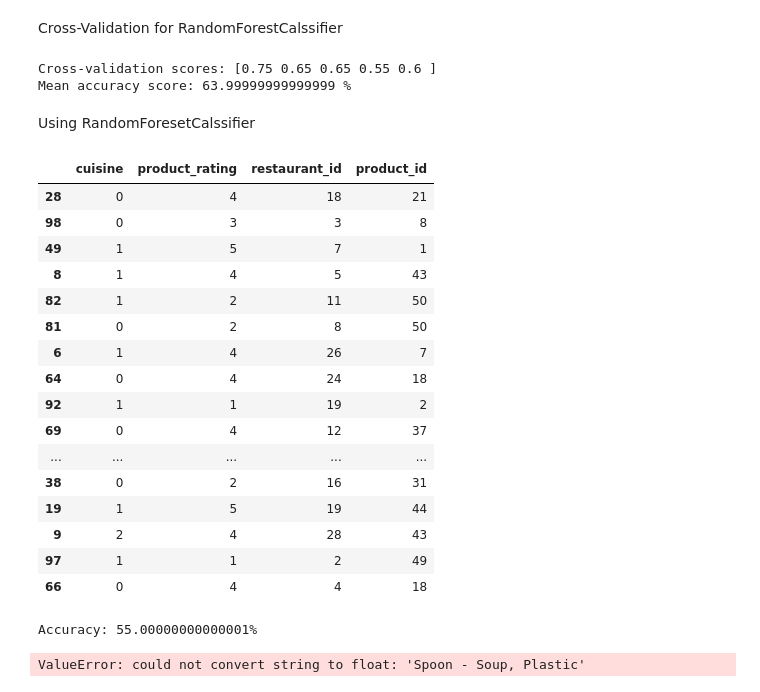
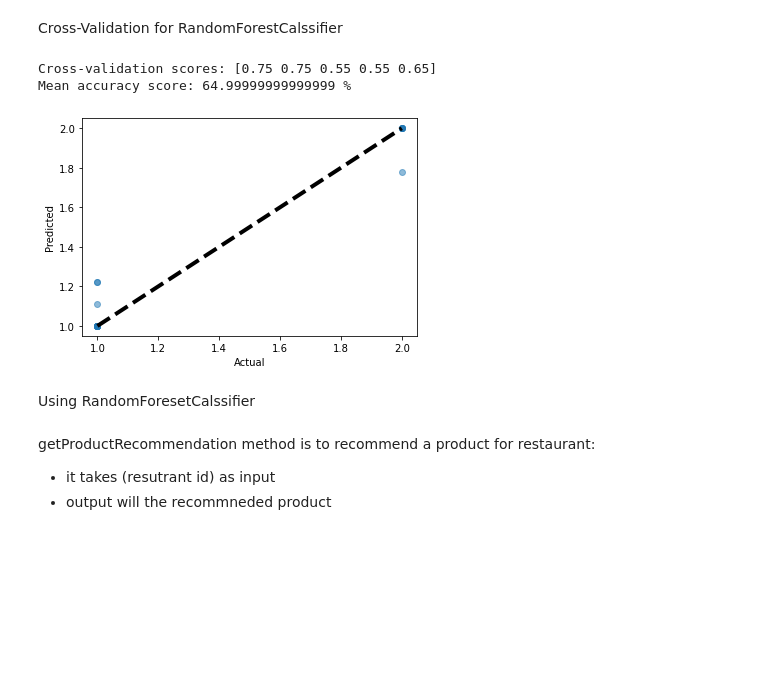
Before and after one commit to hossammeligy/Data-Science-Task, a Jupyter notebook: code.ipynb, the cells around one changed output. Drawn from its saved outputs; the diff is of its cells as text; code cells hidden in the pictures; blank space fills up the shorter version.

```diff
--- a/code.ipynb
+++ b/code.ipynb
@@ -589,39 +598,27 @@ Cross-Validation for RandomForestCalssifier
 # %%
 from sklearn.ensemble import RandomForestClassifier
 from sklearn.model_selection import cross_val_score
 
 # Train the random forest classifier using 5-fold cross-validation
-rf = RandomForestClassifier()
-scores = cross_val_score(rf, X, y, cv=5)
+model = RandomForestClassifier()
+scores = cross_val_score(model, X, y, cv=5)
 
 # Print the cross-validation scores and the mean score
 print("Cross-validation scores:", scores)
 print("Mean accuracy score:", scores.mean()*100,"%")
+
+fig, ax = plt.subplots()
+ax.scatter(y_test, predictions, alpha=0.5)
+ax.plot([y_test.min(), y_test.max()], [y_test.min(), y_test.max()], 'k--', lw=4)
+ax.set_xlabel('Actual')
+ax.set_ylabel('Predicted')
+plt.show()
 # %% [output]
-Cross-validation scores: [0.75 0.65 0.65 0.55 0.6 ]
-Mean accuracy score: 63.99999999999999 %
+Cross-validation scores: [0.75 0.75 0.55 0.55 0.65]
+Mean accuracy score: 64.99999999999999 %
+[figure, added]
 # %% [markdown]
 Using RandomForesetCalssifier
-# %%
-X_test
-# %% [output]
-|  | cuisine | product_rating | restaurant_id | product_id |
-| 28 | 0 | 4 | 18 | 21 |
-| 98 | 0 | 3 | 3 | 8 |
-| 49 | 1 | 5 | 7 | 1 |
-| 8 | 1 | 4 | 5 | 43 |
-| 82 | 1 | 2 | 11 | 50 |
-| 81 | 0 | 2 | 8 | 50 |
-| 6 | 1 | 4 | 26 | 7 |
-| 64 | 0 | 4 | 24 | 18 |
-| 92 | 1 | 1 | 19 | 2 |
-| 69 | 0 | 4 | 12 | 37 |
-| ... | ... | ... | ... | ... |
-| 38 | 0 | 2 | 16 | 31 |
-| 19 | 1 | 5 | 19 | 44 |
-| 9 | 2 | 4 | 28 | 43 |
-| 97 | 1 | 1 | 2 | 49 |
-| 66 | 0 | 4 | 4 | 18 |
 # %%
 import pandas as pd
 from sklearn.ensemble import RandomForestClassifier
@@ -630,14 +627,13 @@ from sklearn.model_selection import train_test_split
 X_train, X_test, y_train, y_test = train_test_split(X, y, test_size=0.2)
 
 # Train the random forest classifier
-rf = RandomForestClassifier()
-rf.fit(X_train, y_train)
+model = RandomForestClassifier()
+model.fit(X_train, y_train)
 
-# Test the random forest classifier
-accuracy = rf.score(X_test, y_test)
-print(f"Accuracy: {accuracy*100}%")
+accuracy = model.score(X_test, y_test)
 
 predictions = model.predict(X_test)
-# %% [output]
-Accuracy: 55.00000000000001%
-ValueError: could not convert string to float: 'Spoon - Soup, Plastic'
+# %% [markdown]
+getProductRecommendation method is to recommend a product for restaurant:
+- it takes (resutrant id) as input
+- output will the recommneded product
```
Also changed, not shown: parts of 14 cells of this notebook.
